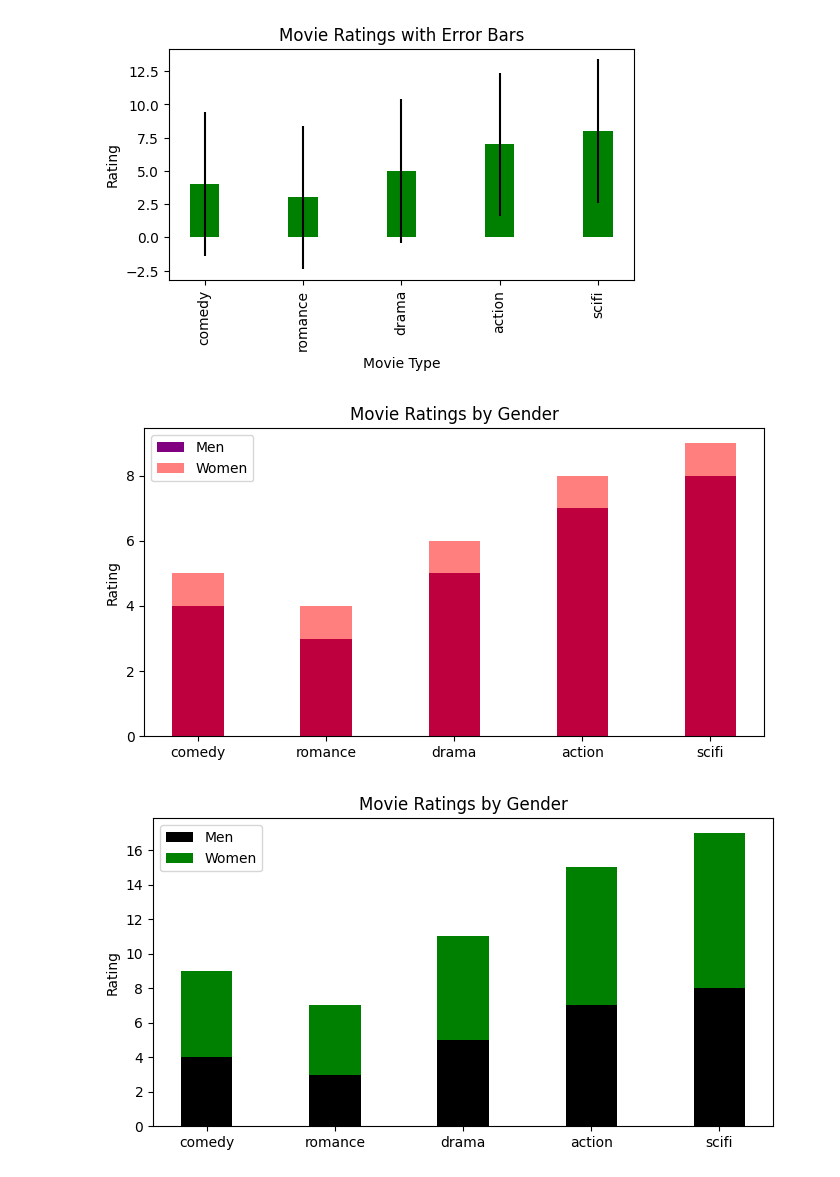
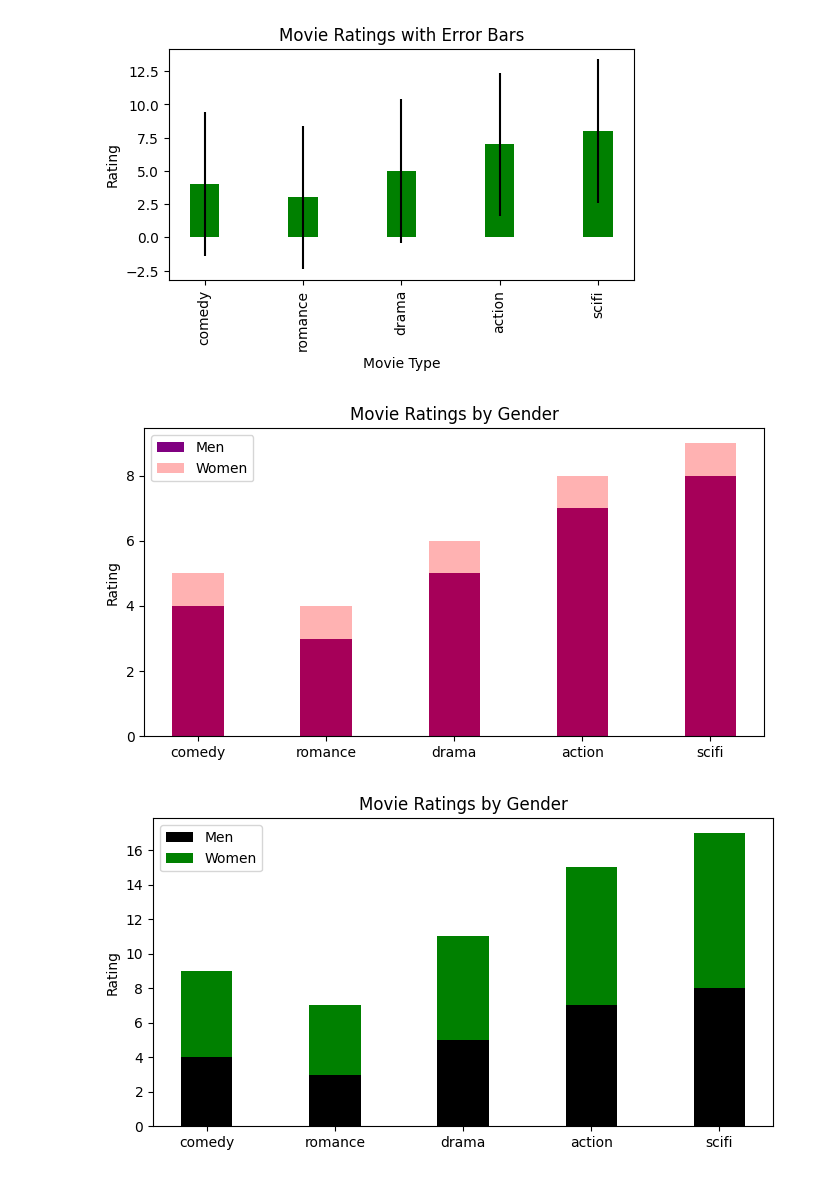
Before and after one commit to sachin5031/Python_Data_Visualization, a Jupyter notebook: BBVHS_04.ipynb, the cells around one changed output. Drawn from its saved outputs; the diff is of its cells as text; code cells hidden in the pictures.

```diff
--- a/BBVHS.ipynb
+++ b/BBVHS_04.ipynb
@@ -50,18 +50,18 @@ plt.show()
 # %%
 # Bar chart using gender wise
 men_rating = [4, 3, 5, 7, 8]
 women_rating = [5, 4, 6, 8, 9]
 
 plt.figure(figsize=(8, 4))
 plt.bar(movie_type, men_rating, color='purple', width=0.4, label='Men')
-plt.bar(movie_type, women_rating, color='red', width=0.4, label='Women', alpha=0.5)
+plt.bar(movie_type, women_rating, color='red', width=0.4, label='Women', alpha=0.3)
 
 plt.ylabel("Rating")
 plt.title("Movie Ratings by Gender")
 plt.legend()
 plt.show()
 # %% [output]
-[figure, old version]
+[figure, new version]
 # %%
 plt.figure(figsize=(8, 4))
 plt.bar(movie_type, men_rating, color='k', width=0.4, label='Men')
```
Also changed, not shown: parts of 1 cell of this notebook.
